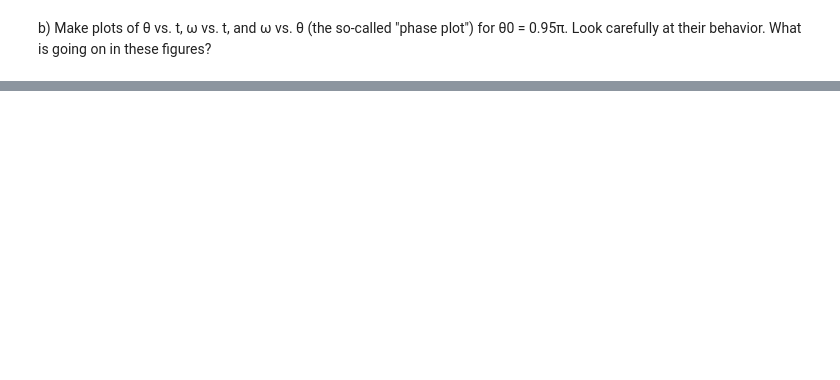
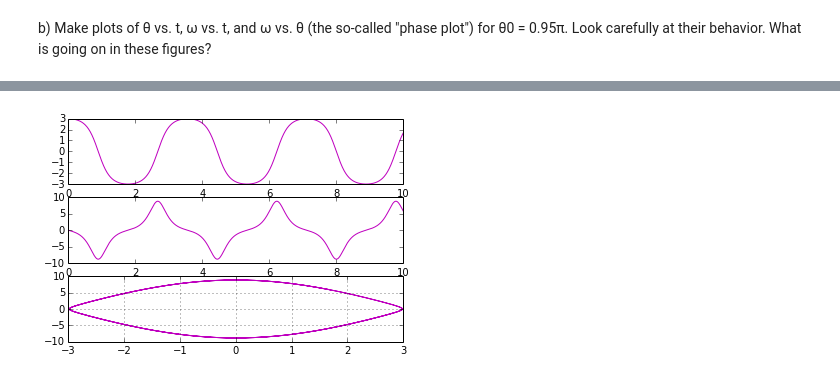
Before and after one commit to znlevine/PHYS202-S14, a Jupyter notebook: SciPy/ODEExercises.ipynb, the cells around one changed output, grey strips where cells are left out. Cells and saved outputs as stored; diff of their text form; code cells hidden in the pictures; blank space fills up the shorter version.

```diff
--- a/SciPy/ODEExercises.ipynb
+++ b/SciPy/ODEExercises.ipynb
@@ -64,0 +63,22 @@ plt.plot
+# %%
+th0=np.pi*0.95
+
+theta_init=np.array([th0,omega0])
+theta=odeint(deriv,theta_init,t)
+plt.subplot(311)
+plt.plot(t,theta[:,0],'m-',label="Theta=pi*0.95")
+
+theta_init=np.array([th0,omega0])
+theta=odeint(deriv,theta_init,t)
+plt.subplot(312)
+plt.plot(t,theta[:,1],'m-',label="Theta=pi*0.95") #0 changed to 1 to plot omega
+
+theta_init=np.array([th0,omega0])
+theta=odeint(deriv,theta_init,t)
+plt.subplot(313)
+plt.plot(theta[:,0],theta[:,1],'m-',label="Theta=pi*0.95") #theta 0 for theta, theta 1 for omega
+
+plt.grid()
+plt.show()
+# %% [output]
+[figure, added]
```
Also changed, not shown: parts of 6 cells of this notebook, 2 other files.
